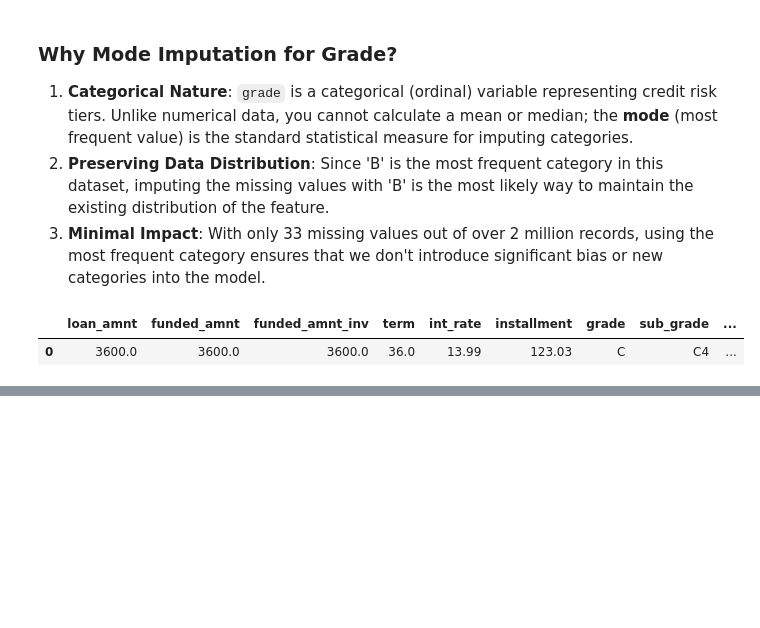
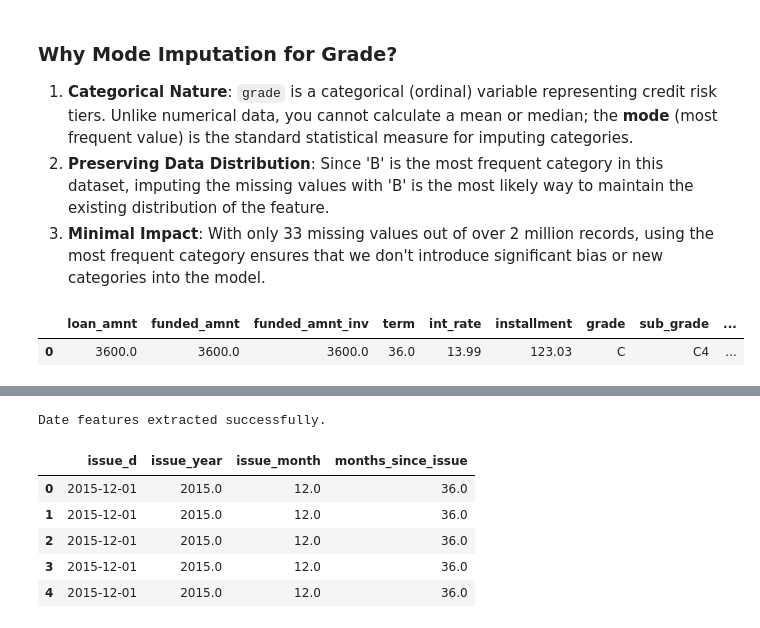
Before and after one commit to CharlesRajaR/Loan-Approval-Prediction-with-SHAP-An-end-to-end-machine-learning-project, a Jupyter notebook: notebooks/loan_approval_predictions_with_shap.ipynb, the cells around one changed output, grey strips where cells are left out. Drawn from its saved outputs; the diff is of its cells as text; code cells hidden in the pictures; blank space fills up the shorter version.

```diff
--- a/notebooks/loan_approval_predictions_with_shap.ipynb
+++ b/notebooks/loan_approval_predictions_with_shap.ipynb
@@ -625,0 +678,24 @@ df1.head(1)
+# %%
+emp_len_mode = df1['emp_length'].mode()[0]
+df1.loc[df1['emp_length'].isnull(), 'emp_length'] = emp_len_mode
+
+emp_length_map = {
+    '< 1 year': 0,
+    '1 year': 1,
+    '2 years': 2,
+    '3 years': 3,
+    '4 years': 4,
+    '5 years': 5,
+    '6 years': 6,
+    '7 years': 7,
+    '8 years': 8,
+    '9 years': 9,
+    '10+ years': 10
+}
+
+df1['emp_length_encoded'] = df1['emp_length'].map(emp_length_map)
+
+print(f"Imputed missing values with mode: {emp_len_mode}")
+print("Top 5 values of encoded emp_length:")
+display(df1[['emp_length', 'emp_length_encoded']].head())
+print(f"Remaining nulls: {df1['emp_length_encoded'].isnull().sum()}")
@@ -625,0 +715,2 @@ df1.head(1)
+# %%
+df1.drop(columns=['emp_length'], inplace=True)
@@ -625,0 +740,24 @@ df1.head(1)
+# %%
+import pandas as pd
+
+
+df1['issue_d'] = pd.to_datetime(df1['issue_d'], format='%b-%Y')
+
+
+df1['issue_year'] = df1['issue_d'].dt.year
+df1['issue_month'] = df1['issue_d'].dt.month
+
+max_date = df1['issue_d'].max()
+df1['months_since_issue'] = ((max_date.year - df1['issue_d'].dt.year) * 12 +
+                              (max_date.month - df1['issue_d'].dt.month))
+
+print("Date features extracted successfully.")
+display(df1[['issue_d', 'issue_year', 'issue_month', 'months_since_issue']].head())
+# %% [output]
+Date features extracted successfully.
+|  | issue_d | issue_year | issue_month | months_since_issue |
+| 0 | 2015-12-01 | 2015.0 | 12.0 | 36.0 |
+| 1 | 2015-12-01 | 2015.0 | 12.0 | 36.0 |
+| 2 | 2015-12-01 | 2015.0 | 12.0 | 36.0 |
+| 3 | 2015-12-01 | 2015.0 | 12.0 | 36.0 |
+| 4 | 2015-12-01 | 2015.0 | 12.0 | 36.0 |
```
Also changed, not shown: parts of 16 cells of this notebook.
